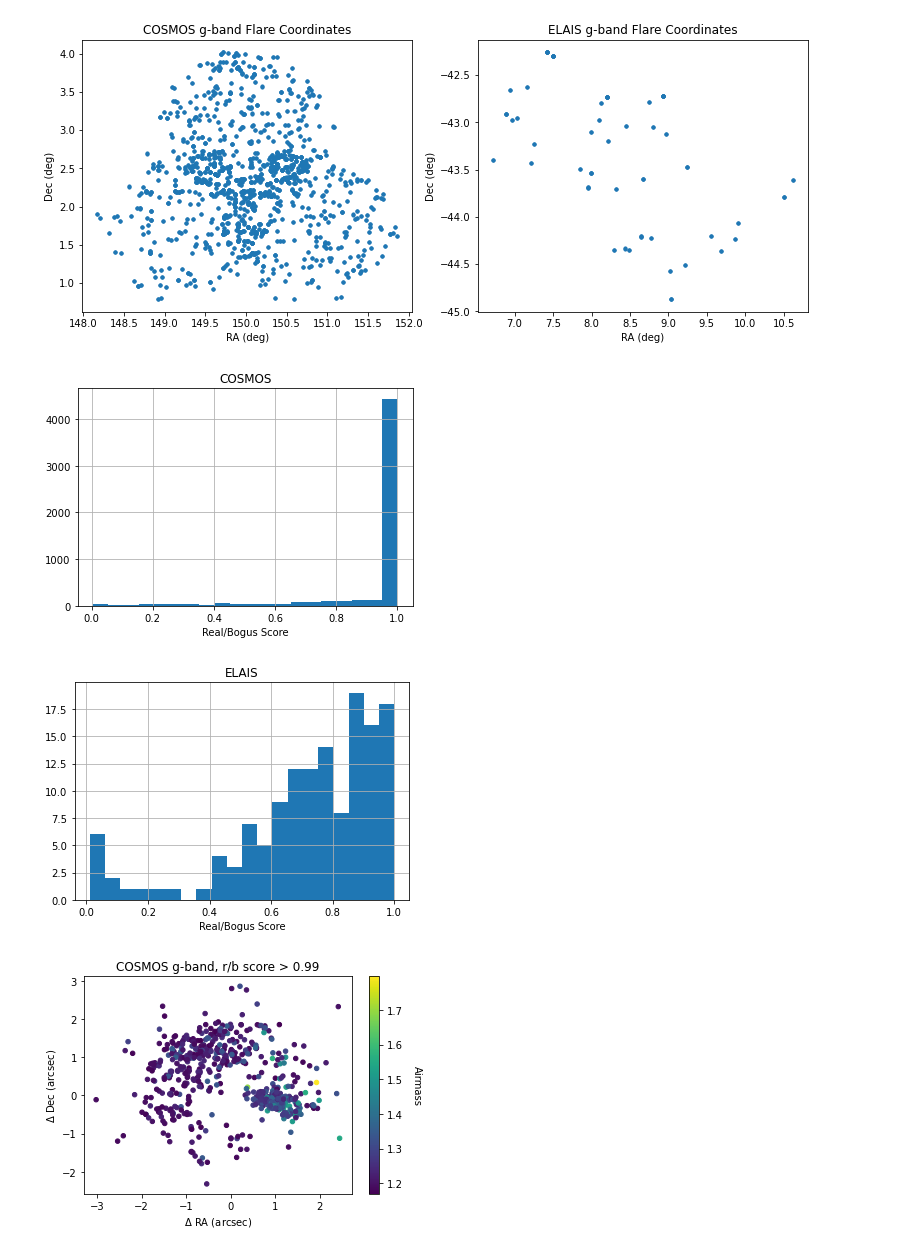
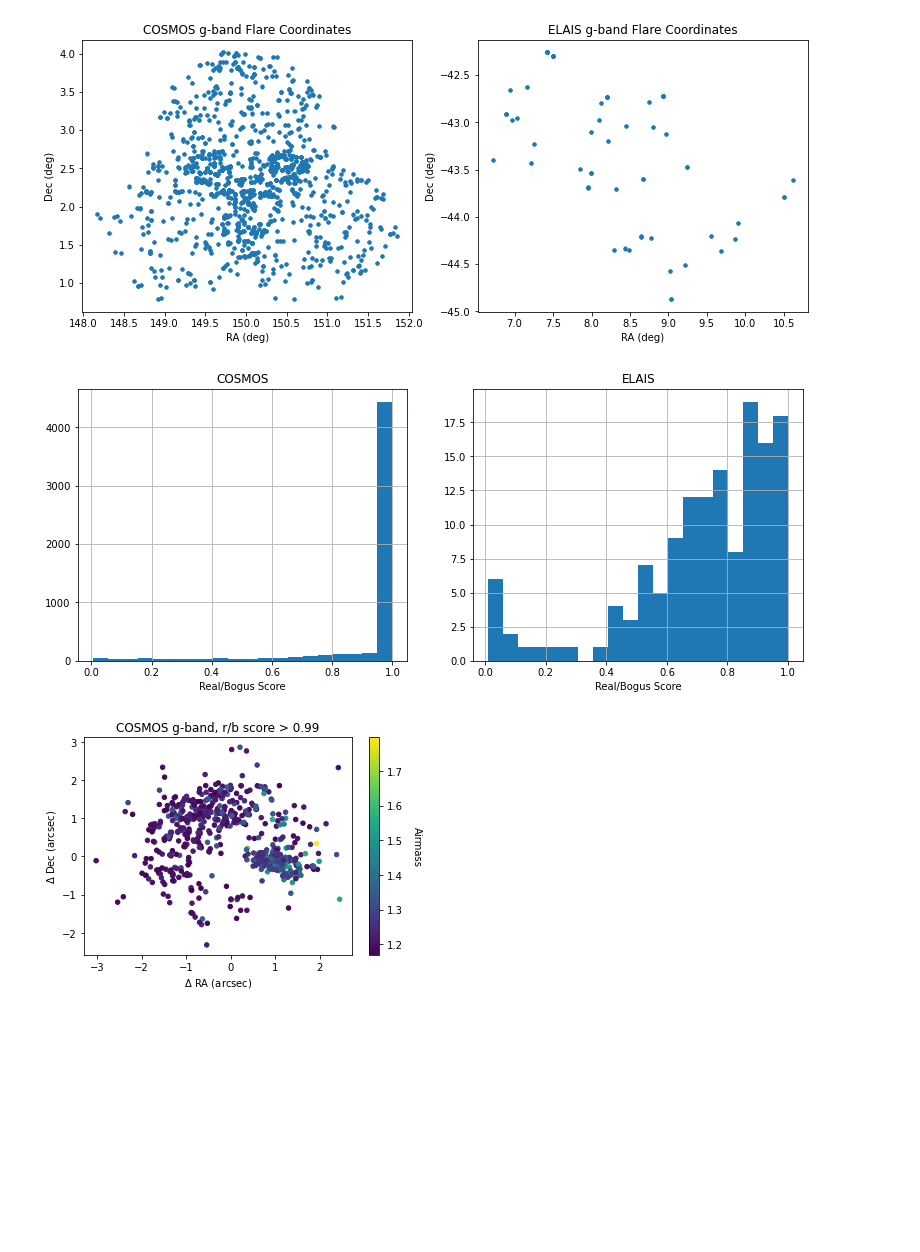
Before and after one commit to RileyWClarke/RAFTS, a Jupyter notebook: decam_validation.ipynb, the cells around one changed output. Cells and saved outputs as stored; diff of their text form; code cells hidden in the pictures; blank space fills up the shorter version.

```diff
--- a/decam_validation.ipynb
+++ b/decam_validation.ipynb
@@ -72,20 +72,19 @@ plt.savefig('Figures/decam_coords.png', dpi=300, bbox_inches='tight')
 # %% [output]
 [figure]
 # %%
-dcdf[dcdf['field'] == 'COSMOS']['object real/bogus score'].hist(bins=20)
-plt.xlabel('Real/Bogus Score')
-plt.title('COSMOS')
-plt.savefig('Figures/cosmos_rb.png', dpi=300, bbox_inches='tight')
-plt.show()
+fig, ax = plt.subplots(1,2, figsize=(13,5))
 
-dcdf[dcdf['field'] == 'ELAIS']['object real/bogus score'].hist(bins=20)
-plt.xlabel('Real/Bogus Score')
-plt.title('ELAIS')
-plt.savefig('Figures/elais_rb.png', dpi=300, bbox_inches='tight')
-plt.show()
+dcdf[dcdf['field'] == 'COSMOS']['object real/bogus score'].hist(bins=20, ax=ax[0])
+ax[0].set_xlabel('Real/Bogus Score')
+ax[0].set_title('COSMOS')
+
+
+dcdf[dcdf['field'] == 'ELAIS']['object real/bogus score'].hist(bins=20, ax=ax[1])
+ax[1].set_xlabel('Real/Bogus Score')
+ax[1].set_title('ELAIS')
+plt.savefig('Figures/rbdist.png', dpi=300, bbox_inches='tight')
 # %% [output]
-[figure, old version]
+[figure, new version]
-[figure, removed]
 # %%
 def dcoord(field, thr, filt):
 
```
Also changed, not shown: 4 other files.
